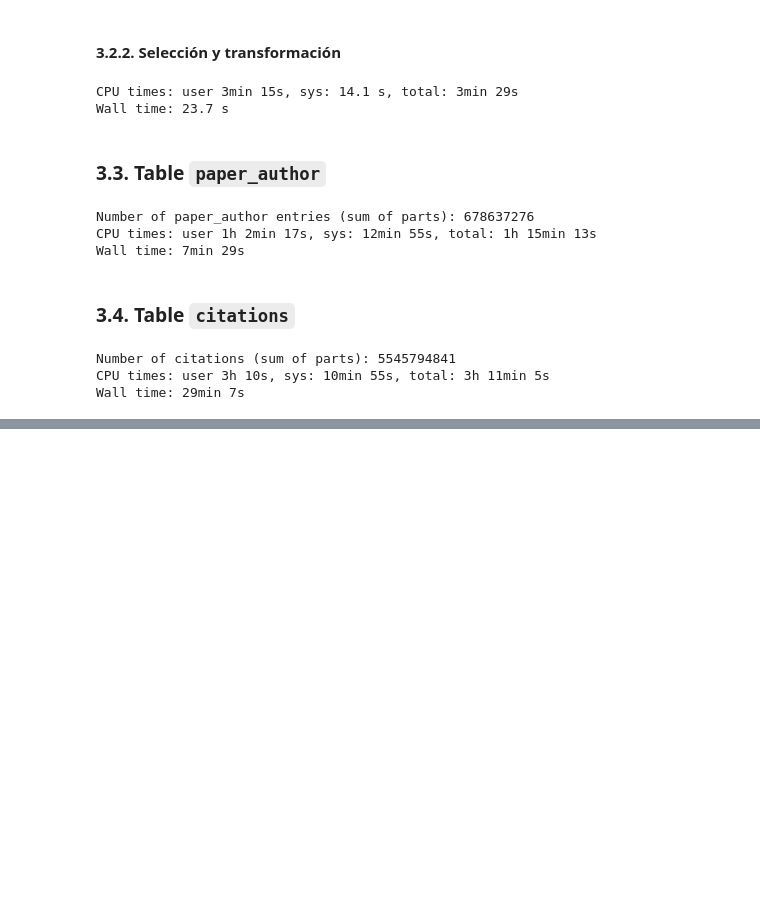
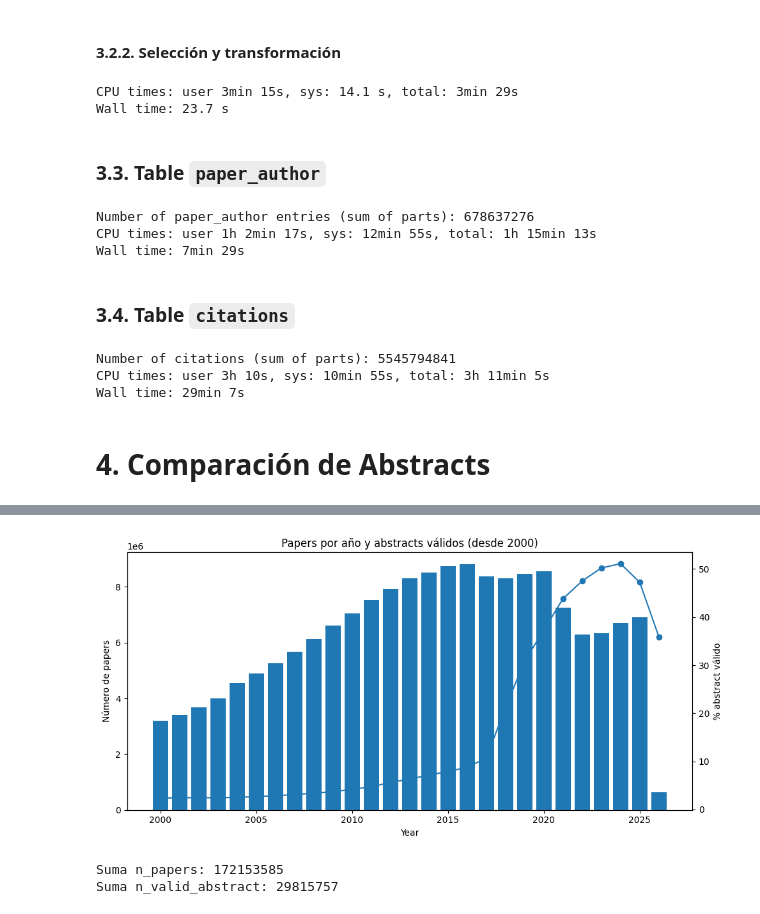
Before and after one commit to AI4University/data_ingest, a Jupyter notebook: SemanticScholar/SemanticScholar_to_parquet_Polars.ipynb, the cells around one changed output, grey strips where cells are left out. Saved outputs shown, nothing was run; the diff lists cells and outputs as text; code cells hidden in the pictures; blank space fills up the shorter version.

Commit message:
Estadísticas de Semantic Scholar abstracts

```diff
--- a/SemanticScholar/SemanticScholar_to_parquet_Polars.ipynb
+++ b/SemanticScholar/SemanticScholar_to_parquet_Polars.ipynb
@@ -866,3 +866,69 @@ print("Number of citations (sum of parts):", total_rows)
 Number of citations (sum of parts): 5545794841
 CPU times: user 3h 10s, sys: 10min 55s, total: 3h 11min 5s
 Wall time: 29min 7s
+# %% [markdown]
+# 4. Comparación de Abstracts
+# %%
+import polars as pl
+import matplotlib.pyplot as plt
+
+EN_STOPWORDS = [
+    "the","and","of","to","in","a","is","for","that","on","with","as",
+    "by","an","are","from","at","this","be","or","we","which","it"
+]
+
+STOPWORD_REGEX = r"\b(?:%s)\b" % "|".join(EN_STOPWORDS)
+WORD_REGEX = r"\b\w+\b"
+
+summary = (
+    pl.scan_parquet("/home/jarenas/Datasets/SemanticScholar/20260210/parquet/papers.parquet")
+    .with_columns(
+        pl.col("paperAbstract").fill_null("").alias("abstract")
+    )
+    .with_columns([
+        pl.col("abstract").str.count_matches(WORD_REGEX).alias("n_words"),
+        pl.col("abstract").str.to_lowercase().str.count_matches(STOPWORD_REGEX).alias("n_stopwords"),
+    ])
+    .with_columns([
+        (
+            pl.col("paperAbstract").is_not_null() &
+            (pl.col("n_words") >= 10) &
+            ((pl.col("n_stopwords") / pl.col("n_words")) > 0.2)
+        ).alias("abstract_valid_en")
+    ])
+    .filter(
+        pl.col("year").is_not_null() & (pl.col("year") >= 2000)
+    )
+    .group_by("year")
+    .agg([
+        pl.len().alias("n_papers"),
+        pl.col("abstract_valid_en").sum().alias("n_valid_abstract"),
+    ])
+    .with_columns([
+        (100 * pl.col("n_valid_abstract") / pl.col("n_papers")).alias("pct_valid_abstract")
+    ])
+    .sort("year")
+    .collect(engine="streaming")
+)
+
+print(summary)
+print("Suma n_papers:", summary["n_papers"].sum())
+print("Suma n_valid_abstract:", summary["n_valid_abstract"].sum())
+
+years = summary["year"].to_list()
+n_papers = summary["n_papers"].to_list()
+pct_valid = summary["pct_valid_abstract"].to_list()
+
+fig, ax1 = plt.subplots(figsize=(10, 5))
+ax1.bar(years, n_papers)
+ax1.set_xlabel("Year")
+ax1.set_ylabel("Número de papers")
+
+ax2 = ax1.twinx()
+ax2.plot(years, pct_valid, marker="o")
+ax2.set_ylabel("% abstract válido")
+
+plt.title("Papers por año y abstracts válidos (desde 2000)")
+plt.tight_layout()
+plt.show()
+# %% [output]
@@ -868,0 +955,7 @@ Wall time: 29min 7s
+[figure, added]
+# %%
+print("Suma n_papers:", summary["n_papers"].sum())
+print("Suma n_valid_abstract:", summary["n_valid_abstract"].sum())
+# %% [output]
+Suma n_papers: 172153585
+Suma n_valid_abstract: 29815757
```
Also changed, not shown: parts of 2 cells of this notebook, 1 other file.
